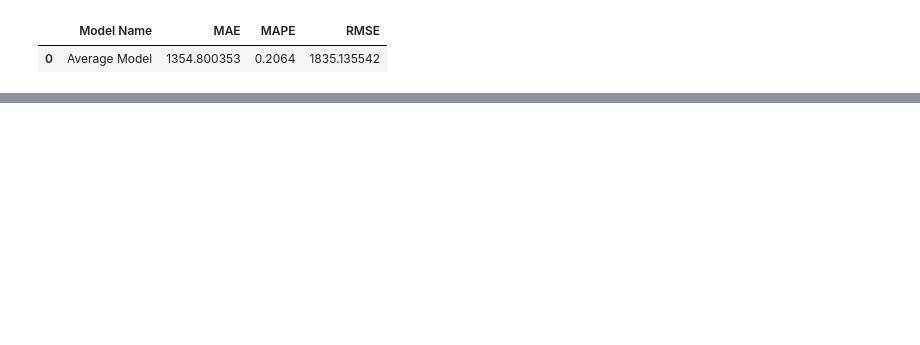
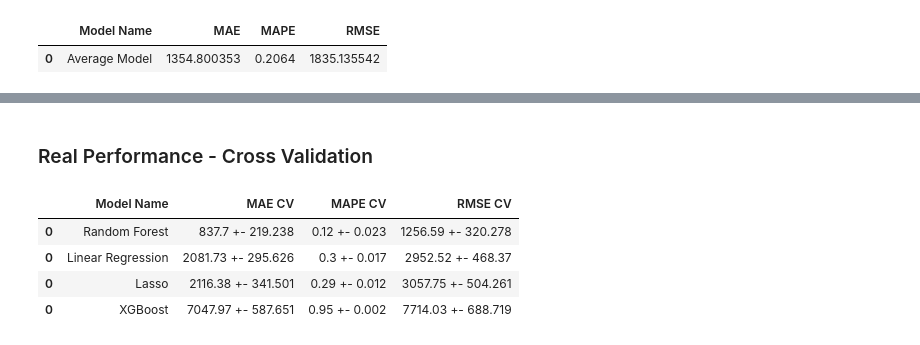
Before and after one commit to crisguimaraes/DS_Producao_Rossmann, a Jupyter notebook: M07_v01_v02_store_sales_prediction.ipynb, the cells around one changed output, grey strips where cells are left out. Drawn from its saved outputs; the diff is of its cells as text; code cells hidden in the pictures; blank space fills up the shorter version.

```diff
--- a/M07_v01_v02_store_sales_prediction.ipynb
+++ b/M07_v01_v02_store_sales_prediction.ipynb
@@ -1132,0 +1216,3 @@ lrr_result
+# %%
+rf_result_cv = cross_validation(x_training, 5, 'Random Forest', rf, verbose=False)
+rf_result_cv #essa é a performance real do modelo
@@ -1132,0 +1249,3 @@ lrr_result
+# %%
+xgb_result_cv = cross_validation(x_training, 5, 'XGBoost', model_xgb, verbose=False)
+xgb_result_cv #essa é a performance real do modelo
@@ -1132,0 +1286,11 @@ lrr_result
+# %% [markdown]
+###   Real Performance - Cross Validation
+# %%
+modelling_result_cv = pd.concat( [lr_result_cv, lrr_result_cv, rf_result_cv, xgb_result_cv] )
+modelling_result_cv.sort_values( 'RMSE CV' )
+# %% [output]
+|  | Model Name | MAE CV | MAPE CV | RMSE CV |
+| 0 | Random Forest | 837.7 +- 219.238 | 0.12 +- 0.023 | 1256.59 +- 320.278 |
+| 0 | Linear Regression | 2081.73 +- 295.626 | 0.3 +- 0.017 | 2952.52 +- 468.37 |
+| 0 | Lasso | 2116.38 +- 341.501 | 0.29 +- 0.012 | 3057.75 +- 504.261 |
+| 0 | XGBoost | 7047.97 +- 587.651 | 0.95 +- 0.002 | 7714.03 +- 688.719 |
```
Also changed, not shown: parts of 33 cells of this notebook.
